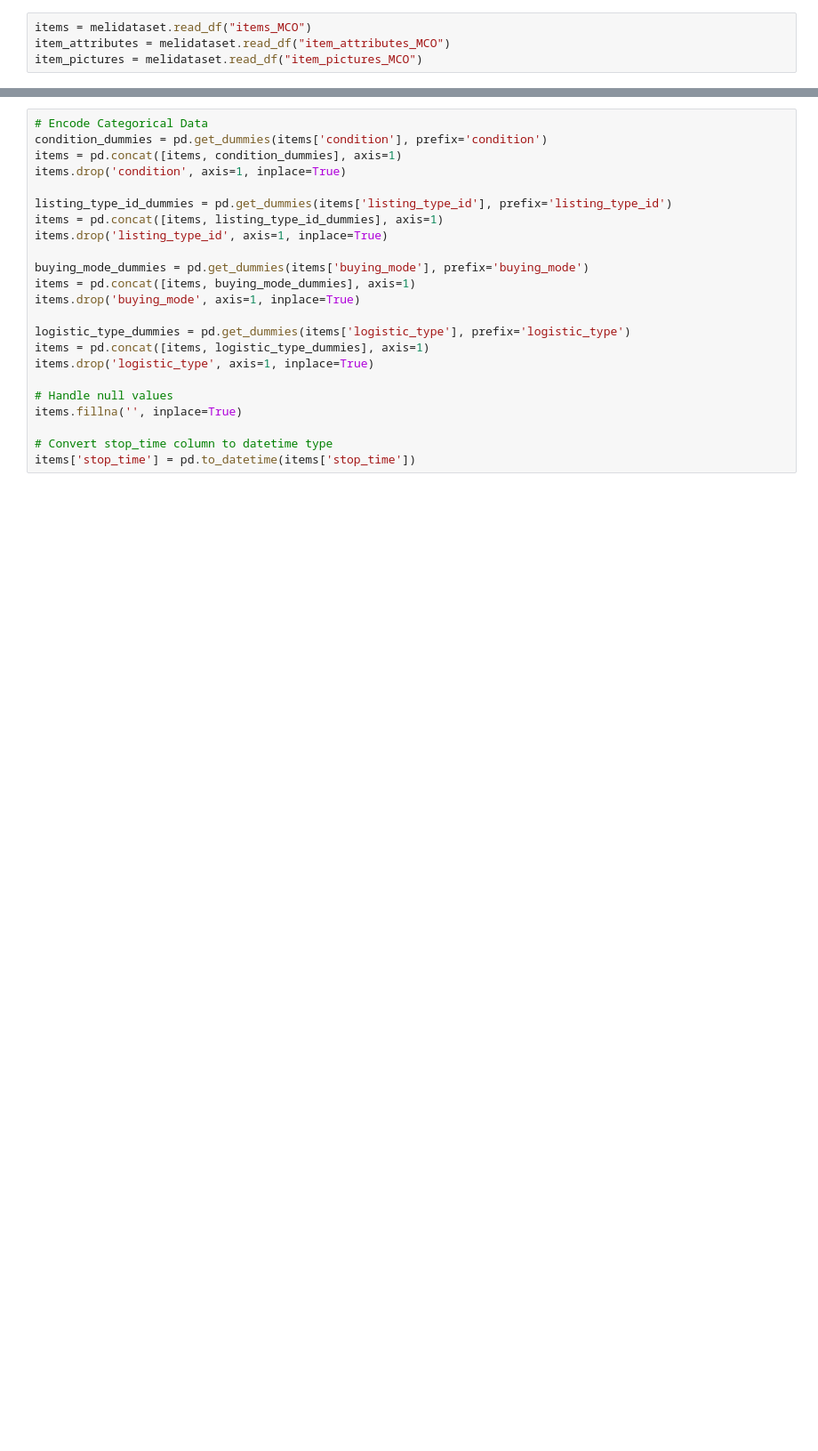
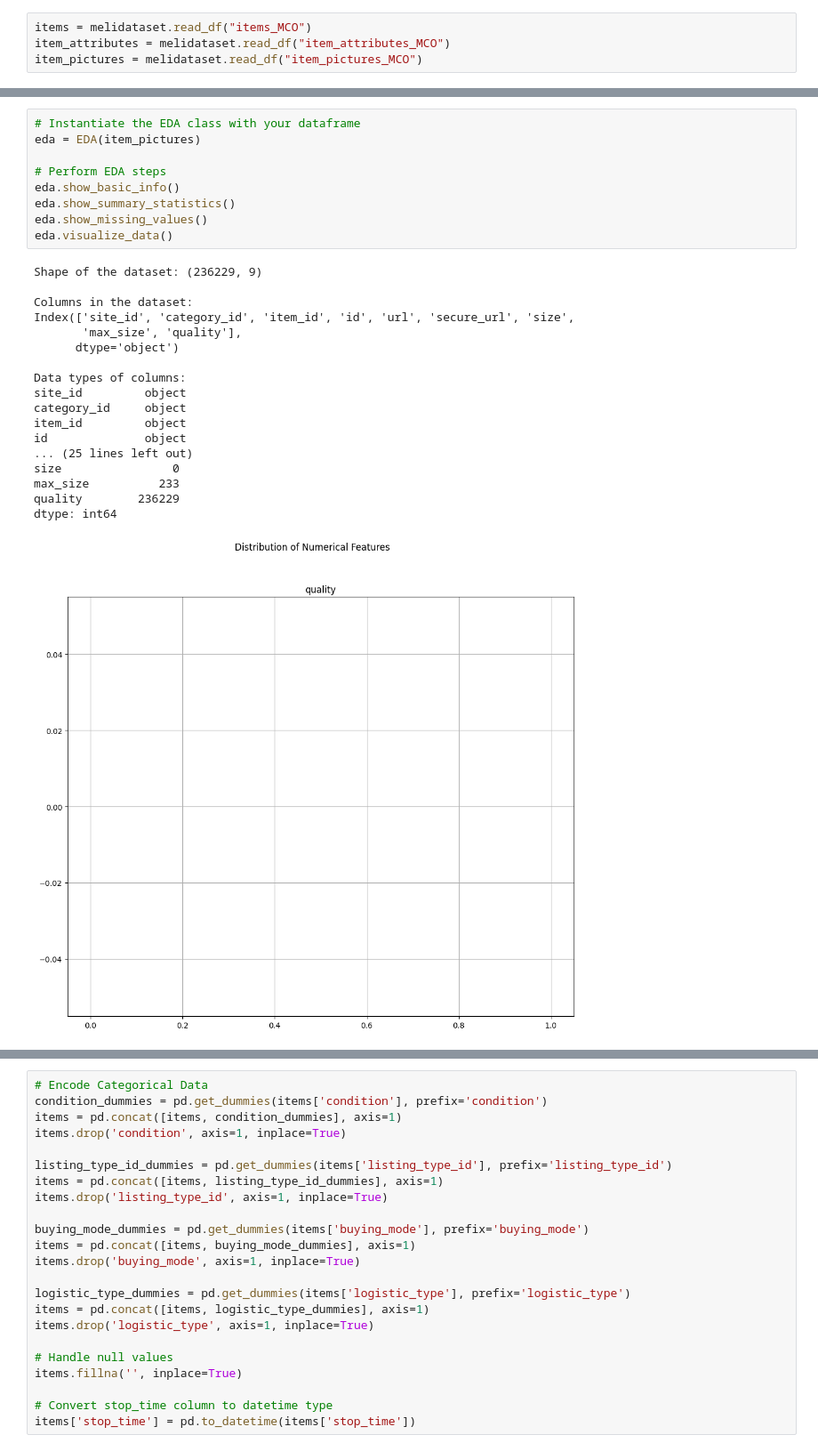
Before and after one commit to carolinajimenez/product-grouping-ml, a Jupyter notebook: notebooks/1.0-initial-data-exploration.ipynb, the cells around one changed output, grey strips where cells are left out. Shown: that part at 89% size. Saved outputs shown, nothing was run; the diff lists cells and outputs as text; blank space fills up the shorter version.

```diff
--- a/notebooks/1.0-initial-data-exploration.ipynb
+++ b/notebooks/1.0-initial-data-exploration.ipynb
@@ -210,0 +275,28 @@ memory usage: 3.6+ MB
+# %%
+# Instantiate the EDA class with your dataframe
+eda = EDA(item_pictures)
+
+# Perform EDA steps
+eda.show_basic_info()
+eda.show_summary_statistics()
+eda.show_missing_values()
+eda.visualize_data()
+# %% [output]
+Shape of the dataset: (236229, 9)
+
+Columns in the dataset:
+Index(['site_id', 'category_id', 'item_id', 'id', 'url', 'secure_url', 'size',
+       'max_size', 'quality'],
+      dtype='object')
+
+Data types of columns:
+site_id         object
+category_id     object
+item_id         object
+id              object
+... (25 lines left out)
+size                0
+max_size          233
+quality        236229
+dtype: int64
+[figure, added]
```
Also changed, not shown: parts of 14 cells of this notebook.
